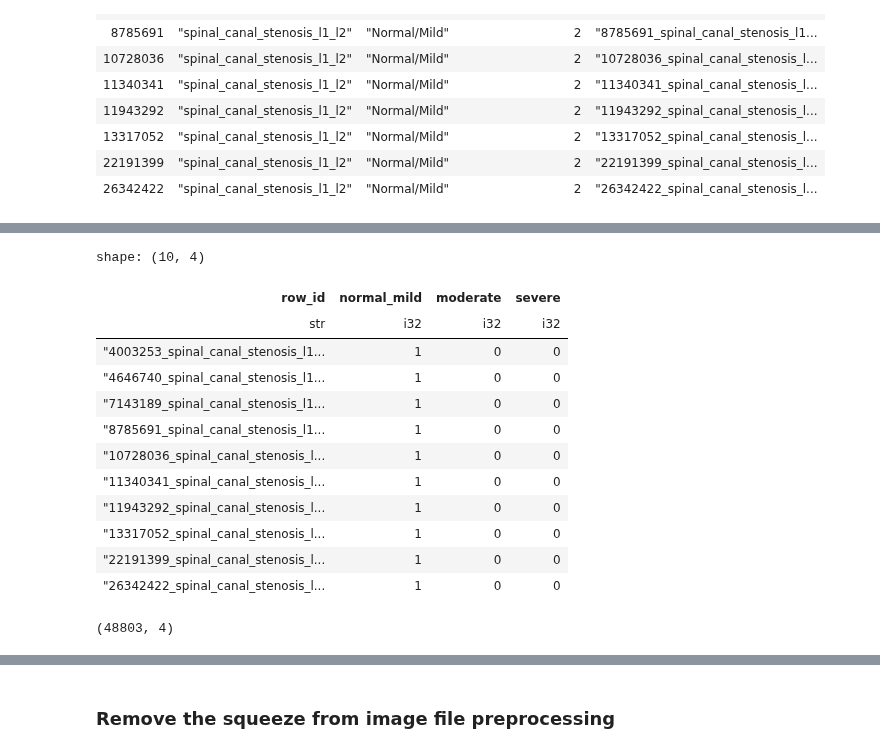
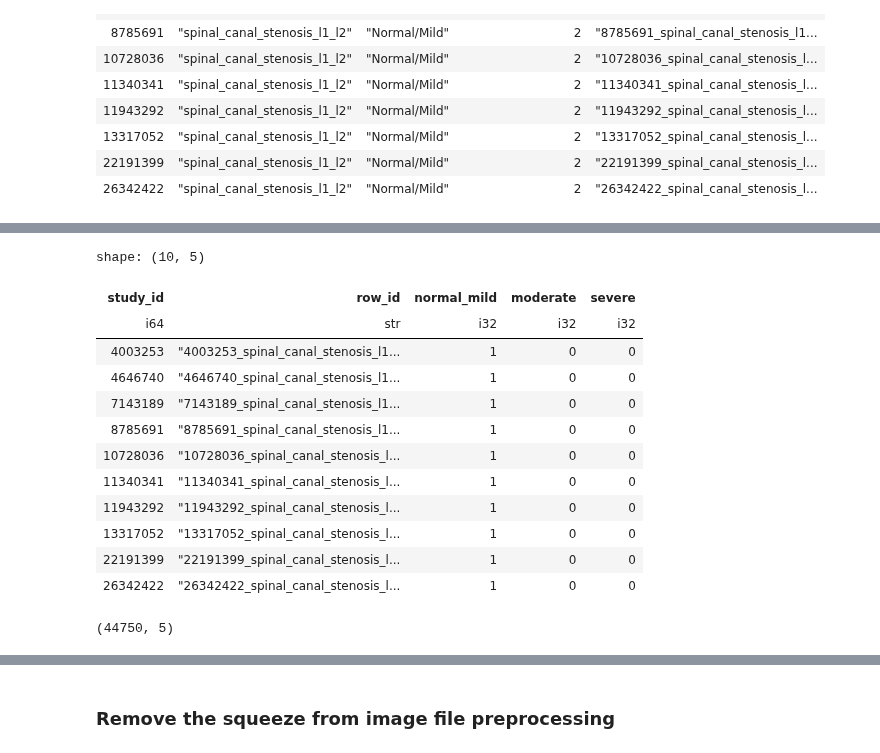
Before and after one commit to sumaniitm/RSNA-2024-Lumbar-Spine-Degenerative-Classification, a Jupyter notebook: feature-extraction-rsna2024-sumaniitm.ipynb, the cells around one changed output, grey strips where cells are left out. Drawn from its saved outputs; the diff is of its cells as text; code cells hidden in the pictures.

```diff
--- a/feature-extraction-rsna2024-sumaniitm.ipynb
+++ b/feature-extraction-rsna2024-sumaniitm.ipynb
@@ -343,6 +342,4 @@ shape: (10, 5)
 | 26342422 | "spinal_canal_stenosis_l1_l2" | "Normal/Mild" | 2 | "26342422_spinal_canal_stenosis_l... |
 # %%
 temp = train_studies_metadata_df_up\
-.select([pl.col('row_id'), pl.col('encoded_severity'), pl.col('severity')])
+.select([pl.col('study_id'), pl.col('row_id'), pl.col('encoded_severity'), pl.col('severity')])
-# %%
-temp = temp.drop_nulls()
@@ -355,9 +346,9 @@ shape: (0, 3)
 # %%
 train_studies_metadata_df_final = temp\
-.select([pl.col('row_id'), pl.col('encoded_severity'), pl.col('severity')])\
-.pivot("severity", index="row_id", values="encoded_severity")
+.select([pl.col('study_id'), pl.col('row_id'), pl.col('encoded_severity'), pl.col('severity')])\
+.pivot("severity", index=["study_id","row_id"], values="encoded_severity")
 
-train_studies_metadata_df_final.columns = ['row_id', 'normal_mild', 'moderate', 'severe']
+train_studies_metadata_df_final.columns = ['study_id', 'row_id', 'normal_mild', 'moderate', 'severe']
 
 train_studies_metadata_df_final.head(10)
 # %% [output]
@@ -401,22 +390,22 @@ shape: (10, 7)
 # %%
 train_studies_metadata_df_final = train_studies_metadata_df_final.drop(['normal_mild', 'moderate', 'severe'])
-train_studies_metadata_df_final.columns = ['row_id', 'normal_mild', 'moderate', 'severe']
+train_studies_metadata_df_final.columns = ['study_id', 'row_id', 'normal_mild', 'moderate', 'severe']
 train_studies_metadata_df_final.head(10)
 # %% [output]
-shape: (10, 4)
+shape: (10, 5)
-| row_id | normal_mild | moderate | severe |
-| str | i32 | i32 | i32 |
-| "4003253_spinal_canal_stenosis_l1... | 1 | 0 | 0 |
-| "4646740_spinal_canal_stenosis_l1... | 1 | 0 | 0 |
-| "7143189_spinal_canal_stenosis_l1... | 1 | 0 | 0 |
-| "8785691_spinal_canal_stenosis_l1... | 1 | 0 | 0 |
-| "10728036_spinal_canal_stenosis_l... | 1 | 0 | 0 |
-| "11340341_spinal_canal_stenosis_l... | 1 | 0 | 0 |
-| "11943292_spinal_canal_stenosis_l... | 1 | 0 | 0 |
-| "13317052_spinal_canal_stenosis_l... | 1 | 0 | 0 |
-| "22191399_spinal_canal_stenosis_l... | 1 | 0 | 0 |
-| "26342422_spinal_canal_stenosis_l... | 1 | 0 | 0 |
+| study_id | row_id | normal_mild | moderate | severe |
+| i64 | str | i32 | i32 | i32 |
+| 4003253 | "4003253_spinal_canal_stenosis_l1... | 1 | 0 | 0 |
+| 4646740 | "4646740_spinal_canal_stenosis_l1... | 1 | 0 | 0 |
+| 7143189 | "7143189_spinal_canal_stenosis_l1... | 1 | 0 | 0 |
+| 8785691 | "8785691_spinal_canal_stenosis_l1... | 1 | 0 | 0 |
+| 10728036 | "10728036_spinal_canal_stenosis_l... | 1 | 0 | 0 |
+| 11340341 | "11340341_spinal_canal_stenosis_l... | 1 | 0 | 0 |
+| 11943292 | "11943292_spinal_canal_stenosis_l... | 1 | 0 | 0 |
+| 13317052 | "13317052_spinal_canal_stenosis_l... | 1 | 0 | 0 |
+| 22191399 | "22191399_spinal_canal_stenosis_l... | 1 | 0 | 0 |
+| 26342422 | "26342422_spinal_canal_stenosis_l... | 1 | 0 | 0 |
 # %%
 train_studies_metadata_df_final.shape
 # %% [output]
-(48803, 4)
+(44750, 5)
```
Also changed, not shown: parts of 9 cells of this notebook.
